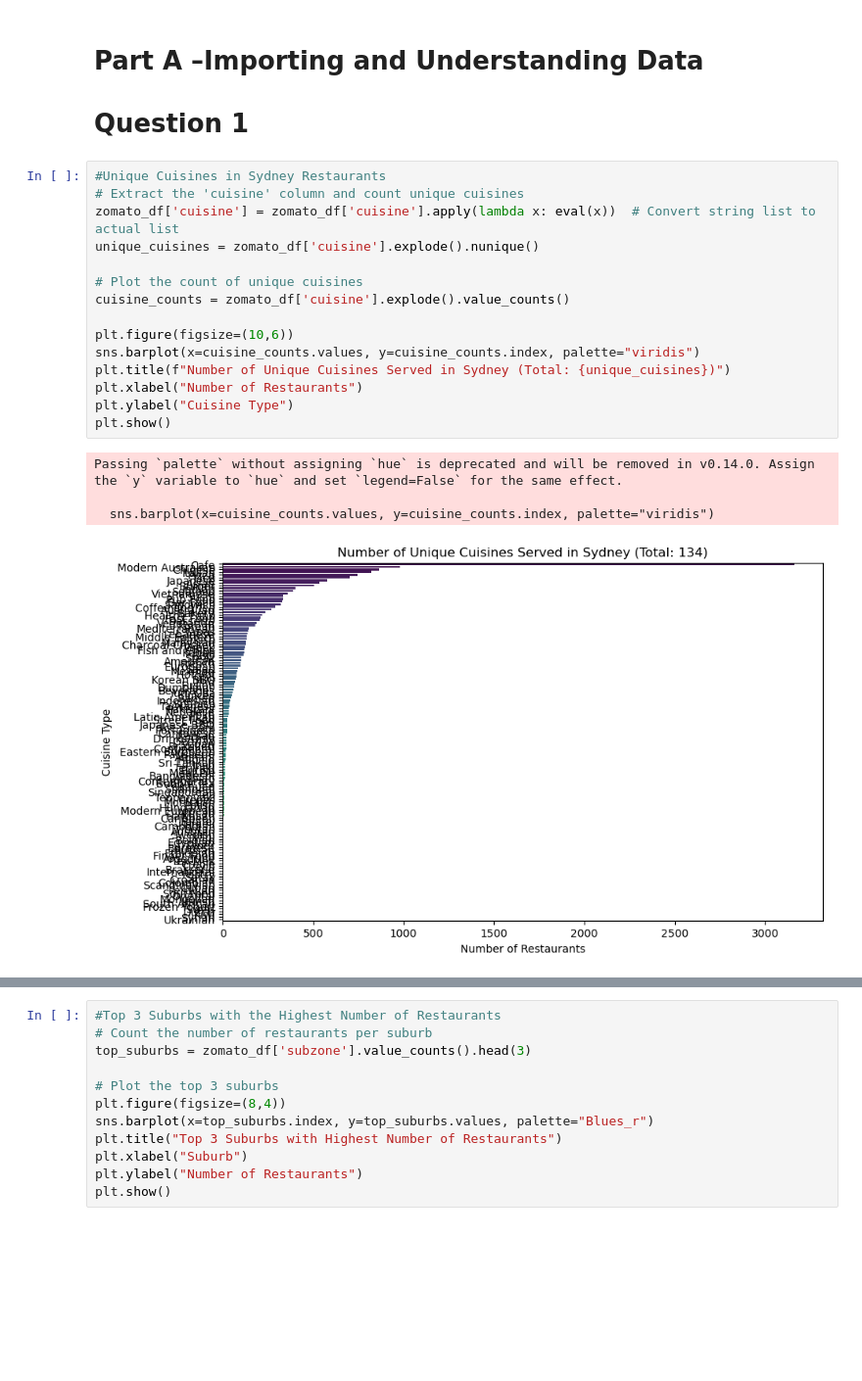
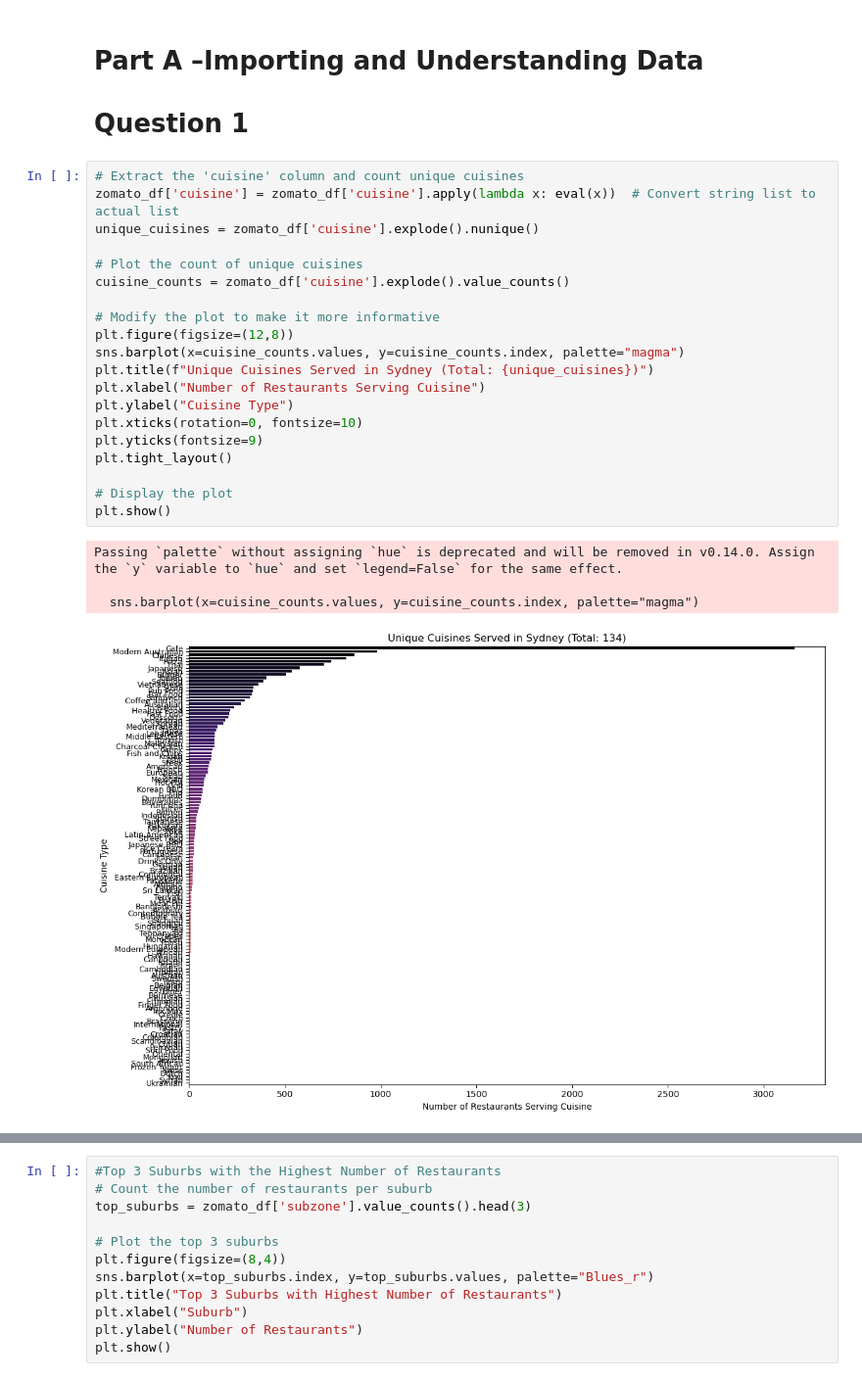
Before and after one commit to bbhattarai127/dsts-assignment-1, a Jupyter notebook: part-a.ipynb, the cells around one changed output, grey strips where cells are left out. Shown at 98% size. Drawn from its saved outputs; the diff is of its cells as text; blank space fills up the shorter version.

```diff
--- a/part-a.ipynb
+++ b/part-a.ipynb
@@ -33,22 +37,27 @@ print(zomato_df.head())
 # Part A –Importing and Understanding Data
 # Question 1
 # %%
-#Unique Cuisines in Sydney Restaurants
 # Extract the 'cuisine' column and count unique cuisines
 zomato_df['cuisine'] = zomato_df['cuisine'].apply(lambda x: eval(x))  # Convert string list to actual list
 unique_cuisines = zomato_df['cuisine'].explode().nunique()
 
 # Plot the count of unique cuisines
 cuisine_counts = zomato_df['cuisine'].explode().value_counts()
 
-plt.figure(figsize=(10,6))
-sns.barplot(x=cuisine_counts.values, y=cuisine_counts.index, palette="viridis")
-plt.title(f"Number of Unique Cuisines Served in Sydney (Total: {unique_cuisines})")
-plt.xlabel("Number of Restaurants")
+# Modify the plot to make it more informative
+plt.figure(figsize=(12,8))
+sns.barplot(x=cuisine_counts.values, y=cuisine_counts.index, palette="magma")
+plt.title(f"Unique Cuisines Served in Sydney (Total: {unique_cuisines})")
+plt.xlabel("Number of Restaurants Serving Cuisine")
 plt.ylabel("Cuisine Type")
+plt.xticks(rotation=0, fontsize=10)
+plt.yticks(fontsize=9)
+plt.tight_layout()
+
+# Display the plot
 plt.show()
 # %% [output]
 Passing `palette` without assigning `hue` is deprecated and will be removed in v0.14.0. Assign the `y` variable to `hue` and set `legend=False` for the same effect.
 
-  sns.barplot(x=cuisine_counts.values, y=cuisine_counts.index, palette="viridis")
+  sns.barplot(x=cuisine_counts.values, y=cuisine_counts.index, palette="magma")
-[figure, old version]
+[figure, new version]
```
Also changed, not shown: parts of 25 cells of this notebook, 4 other files.
